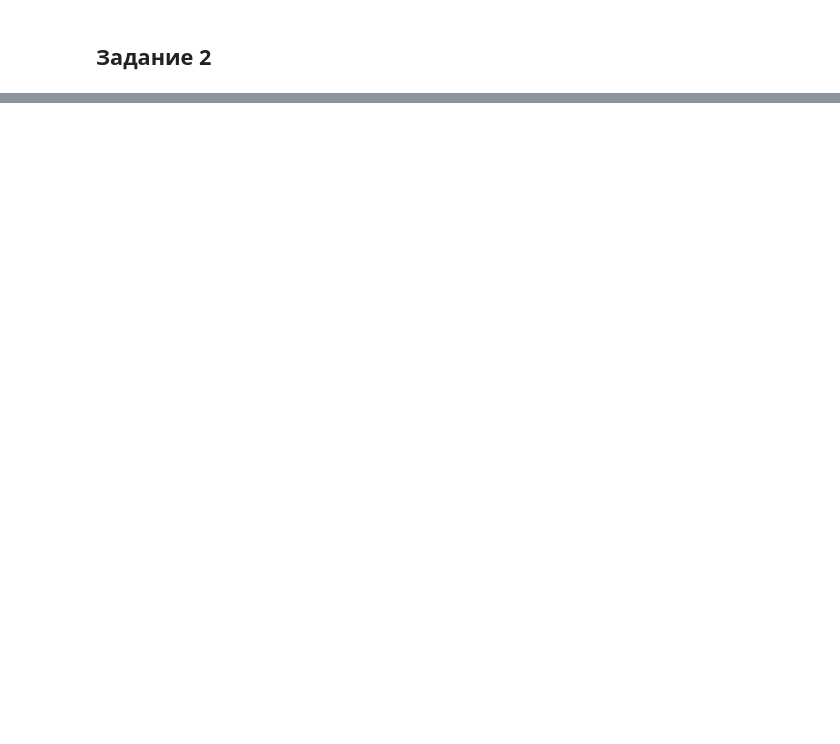
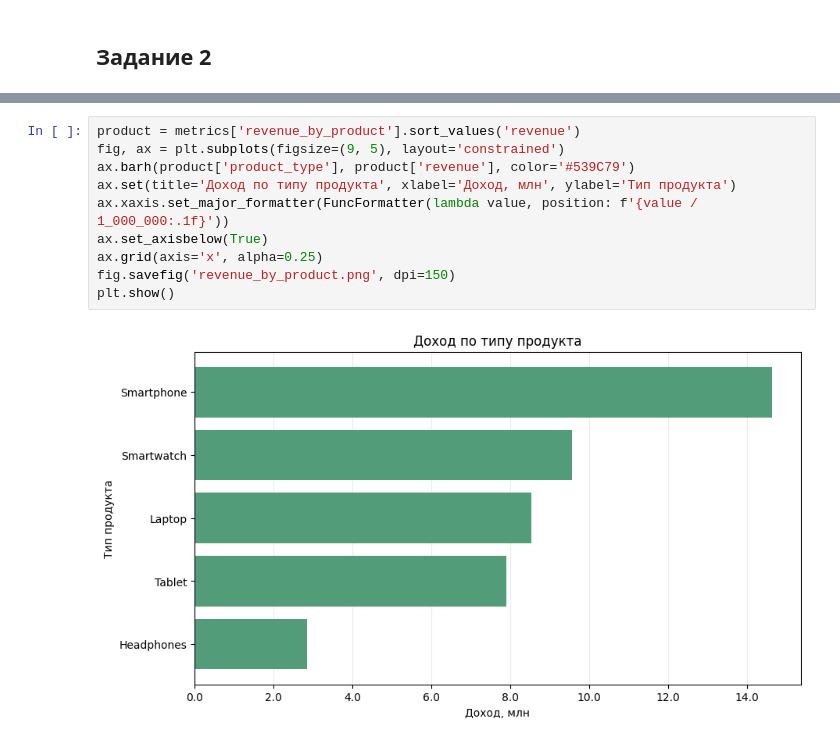
Before and after one commit to zimble111/DE-python-2026, a Jupyter notebook: HW3/homework_3.ipynb, the cells around one changed output, grey strips where cells are left out. Drawn from its saved outputs; the diff is of its cells as text; blank space fills up the shorter version.

```diff
--- a/HW3/homework_3.ipynb
+++ b/HW3/homework_3.ipynb
@@ -114,0 +231,12 @@ plt.show()
+# %%
+product = metrics['revenue_by_product'].sort_values('revenue')
+fig, ax = plt.subplots(figsize=(9, 5), layout='constrained')
+ax.barh(product['product_type'], product['revenue'], color='#539C79')
+ax.set(title='Доход по типу продукта', xlabel='Доход, млн', ylabel='Тип продукта')
+ax.xaxis.set_major_formatter(FuncFormatter(lambda value, position: f'{value / 1_000_000:.1f}'))
+ax.set_axisbelow(True)
+ax.grid(axis='x', alpha=0.25)
+fig.savefig('revenue_by_product.png', dpi=150)
+plt.show()
+# %% [output]
+[figure, added]
```
Also changed, not shown: parts of 12 cells of this notebook, 6 other files.
